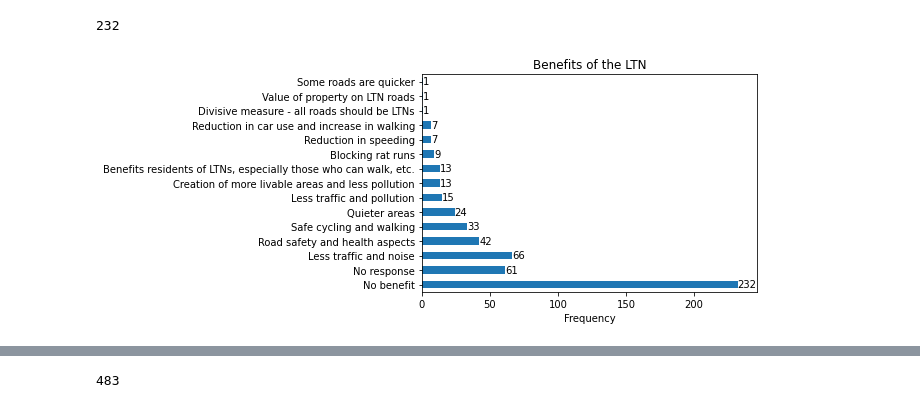
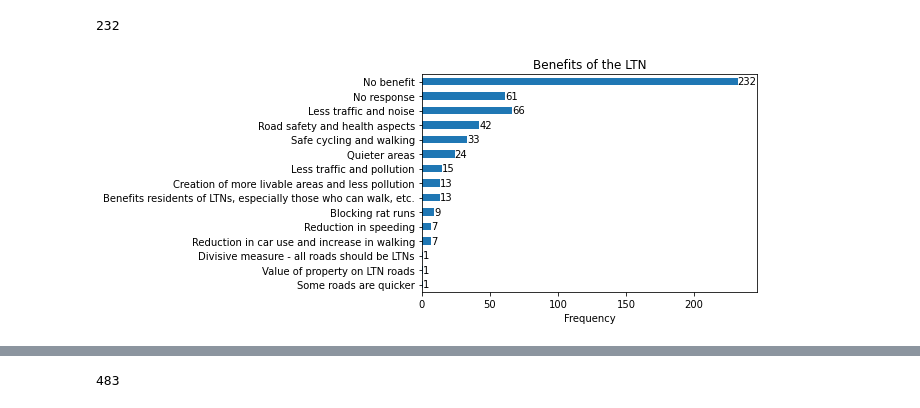
Before and after one commit to annarailton/littlemore_ltn_analysis, a Jupyter notebook: lpc_ltn_analysis.ipynb, the cells around one changed output, grey strips where cells are left out. Saved outputs shown, nothing was run; the diff lists cells and outputs as text; code cells hidden in the pictures.

```diff
--- a/lpc_ltn_analysis.ipynb
+++ b/lpc_ltn_analysis.ipynb
@@ -1476,16 +1476,16 @@ sum(qu7_responses["Frequency"]) - num_no_benefit - num_no_response
 # %%
 qu7_responses.set_index("Benefit", inplace=True)  # To get the y labels
 # %%
-ax = qu7_responses.plot.barh()
+ax = qu7_responses.iloc[::-1].plot(figsize=(8,8), kind='barh')
 ax.bar_label(ax.containers[0])
 ax.get_legend().remove()
 ax.set_title("Benefits of the LTN")
 ax.set_xlim([0, 246])  # to fit largest count label on
 ax.set_xlabel("Frequency")
 ax.set_ylabel("")
 plt.savefig("img/13_ltn_benefits.png", bbox_inches="tight")
 # %% [output]
-[figure, old version]
+[figure, new version]
 # %%
 qu8_responses = pd.read_csv("data/qu8_responses.csv", header=None)
 qu8_responses.rename(columns={0: "Negative", 1: "Frequency"}, inplace=True)
```
Also changed, not shown: parts of 6 cells of this notebook.
